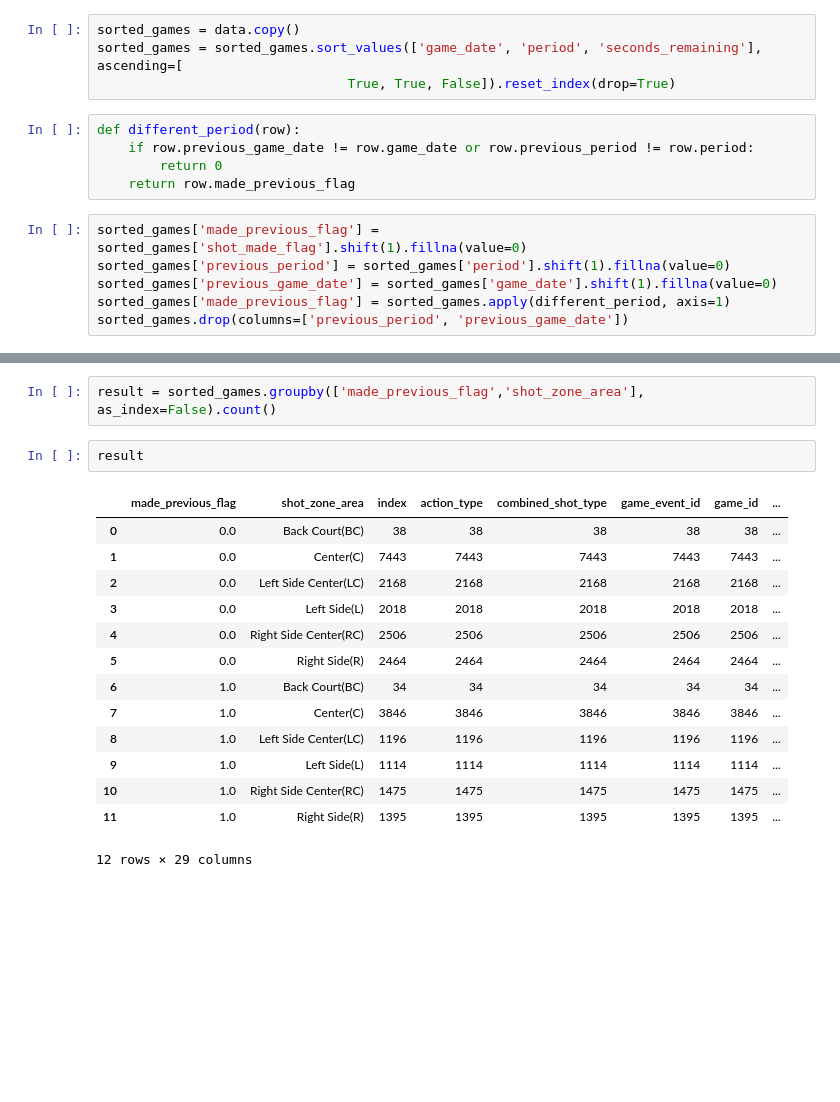
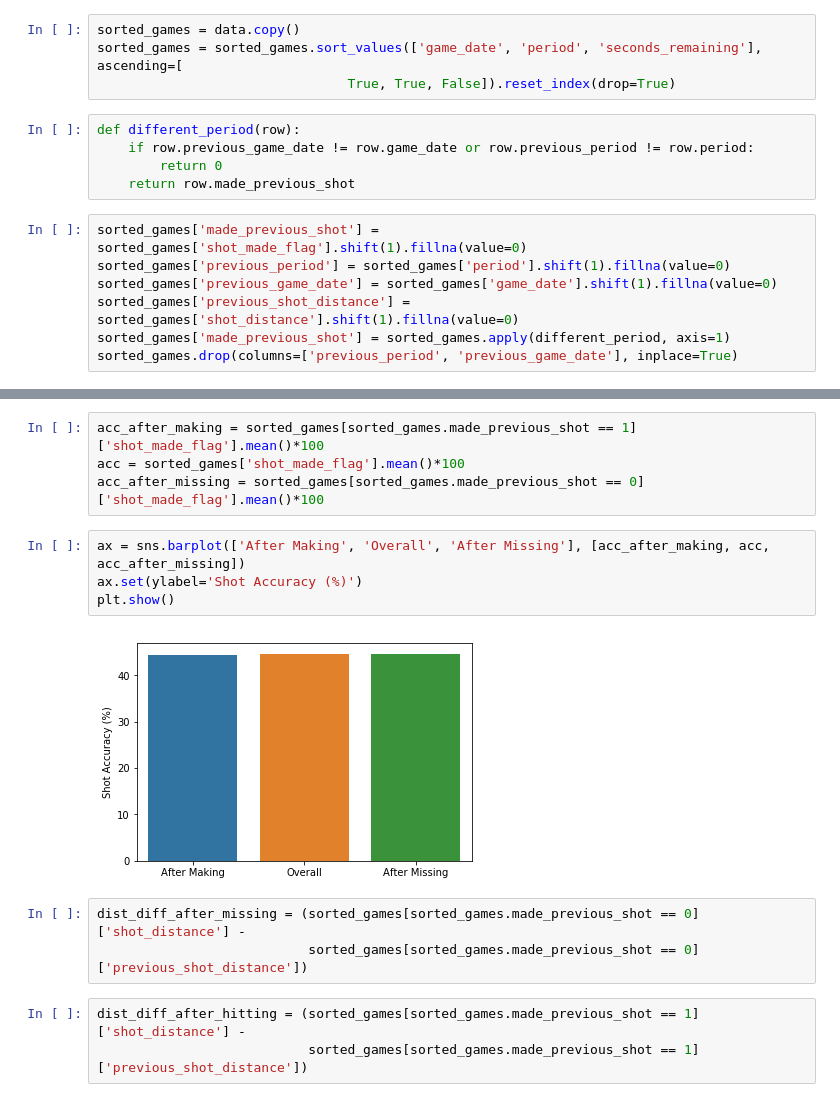
Before and after one commit to anishpdalal/mamba-mentality, a Jupyter notebook: EDA_Summary_Statistics.ipynb, the cells around one changed output, grey strips where cells are left out. Saved outputs shown, nothing was run; the diff lists cells and outputs as text; blank space fills up the shorter version.

```diff
--- a/EDA_Summary_Statistics.ipynb
+++ b/EDA_Summary_Statistics.ipynb
@@ -64,10 +56,11 @@ sorted_games = sorted_games.sort_values(['game_date', 'period', 'seconds_remaini
 def different_period(row):
     if row.previous_game_date != row.game_date or row.previous_period != row.period:
         return 0
-    return row.made_previous_flag
+    return row.made_previous_shot
 # %%
-sorted_games['made_previous_flag'] = sorted_games['shot_made_flag'].shift(1).fillna(value=0)
+sorted_games['made_previous_shot'] = sorted_games['shot_made_flag'].shift(1).fillna(value=0)
 sorted_games['previous_period'] = sorted_games['period'].shift(1).fillna(value=0)
 sorted_games['previous_game_date'] = sorted_games['game_date'].shift(1).fillna(value=0)
-sorted_games['made_previous_flag'] = sorted_games.apply(different_period, axis=1)
-sorted_games.drop(columns=['previous_period', 'previous_game_date'])
+sorted_games['previous_shot_distance'] = sorted_games['shot_distance'].shift(1).fillna(value=0)
+sorted_games['made_previous_shot'] = sorted_games.apply(different_period, axis=1)
+sorted_games.drop(columns=['previous_period', 'previous_game_date'], inplace=True)
@@ -107,19 +67,16 @@ sorted_games.head(10)[['shot_made_flag', 'made_previous_flag', 'period', 'game_d
-# %%
-result = sorted_games.groupby(['made_previous_flag','shot_zone_area'], as_index=False).count()
-# %%
-result
-# %% [output]
-|  | made_previous_flag | shot_zone_area | index | action_type | combined_shot_type | game_event_id | game_id | ... |
-| 0 | 0.0 | Back Court(BC) | 38 | 38 | 38 | 38 | 38 | ... |
-| 1 | 0.0 | Center(C) | 7443 | 7443 | 7443 | 7443 | 7443 | ... |
-| 2 | 0.0 | Left Side Center(LC) | 2168 | 2168 | 2168 | 2168 | 2168 | ... |
-| 3 | 0.0 | Left Side(L) | 2018 | 2018 | 2018 | 2018 | 2018 | ... |
-| 4 | 0.0 | Right Side Center(RC) | 2506 | 2506 | 2506 | 2506 | 2506 | ... |
-| 5 | 0.0 | Right Side(R) | 2464 | 2464 | 2464 | 2464 | 2464 | ... |
-| 6 | 1.0 | Back Court(BC) | 34 | 34 | 34 | 34 | 34 | ... |
-| 7 | 1.0 | Center(C) | 3846 | 3846 | 3846 | 3846 | 3846 | ... |
-| 8 | 1.0 | Left Side Center(LC) | 1196 | 1196 | 1196 | 1196 | 1196 | ... |
-| 9 | 1.0 | Left Side(L) | 1114 | 1114 | 1114 | 1114 | 1114 | ... |
-| 10 | 1.0 | Right Side Center(RC) | 1475 | 1475 | 1475 | 1475 | 1475 | ... |
-| 11 | 1.0 | Right Side(R) | 1395 | 1395 | 1395 | 1395 | 1395 | ... |
-12 rows × 29 columns
+# %%
+acc_after_making = sorted_games[sorted_games.made_previous_shot == 1]['shot_made_flag'].mean()*100
+acc = sorted_games['shot_made_flag'].mean()*100
+acc_after_missing = sorted_games[sorted_games.made_previous_shot == 0]['shot_made_flag'].mean()*100
+# %%
+ax = sns.barplot(['After Making', 'Overall', 'After Missing'], [acc_after_making, acc, acc_after_missing])
+ax.set(ylabel='Shot Accuracy (%)')
+plt.show()
+# %% [output]
+[figure, added]
+# %%
+dist_diff_after_missing = (sorted_games[sorted_games.made_previous_shot == 0]['shot_distance'] -
+                           sorted_games[sorted_games.made_previous_shot == 0]['previous_shot_distance'])
+# %%
+dist_diff_after_hitting = (sorted_games[sorted_games.made_previous_shot == 1]['shot_distance'] -
+                           sorted_games[sorted_games.made_previous_shot == 1]['previous_shot_distance'])
```
Also changed, not shown: parts of 9 cells of this notebook.
